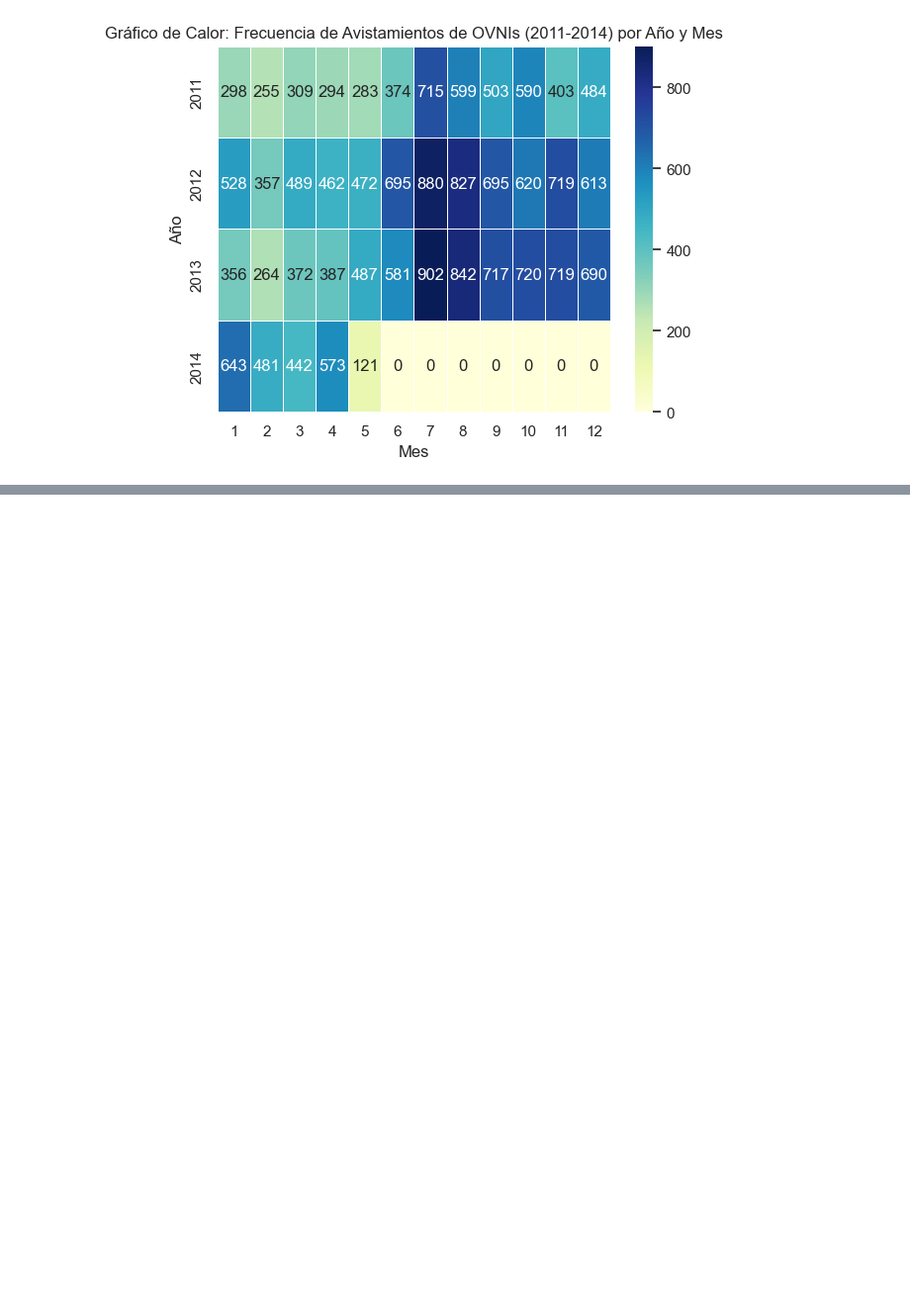
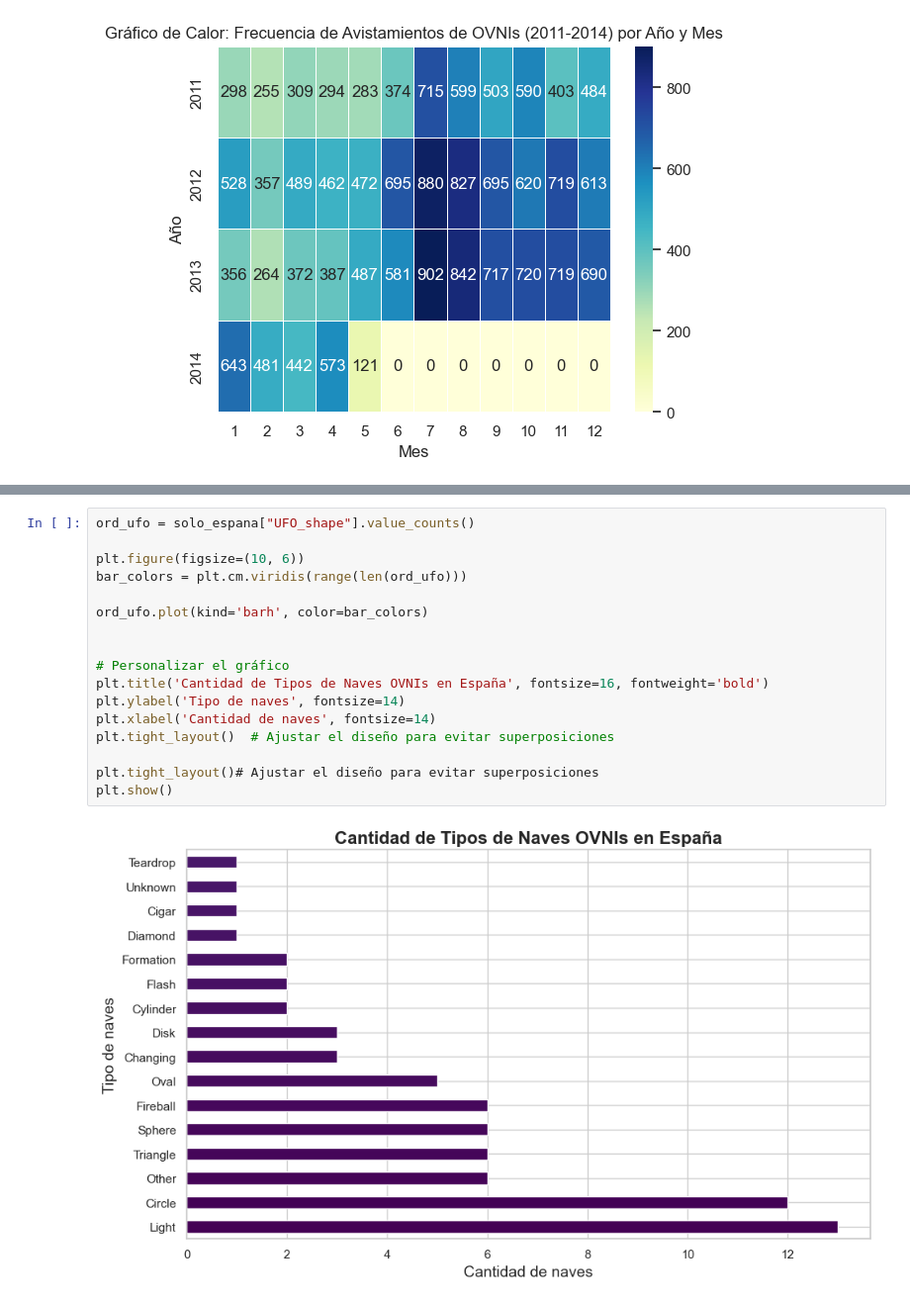
Before and after one commit to awchacon/first_project, a Jupyter notebook: first_project_2.0.ipynb, the cells around one changed output, grey strips where cells are left out. Shown at 99% size. Drawn from its saved outputs; the diff is of its cells as text; blank space fills up the shorter version.

```diff
--- a/first_project_2.0.ipynb
+++ b/first_project_2.0.ipynb
@@ -645,0 +674,19 @@ plt.show()
+# %%
+ord_ufo = solo_espana["UFO_shape"].value_counts()
+
+plt.figure(figsize=(10, 6))
+bar_colors = plt.cm.viridis(range(len(ord_ufo)))
+
+ord_ufo.plot(kind='barh', color=bar_colors)
+
+
+# Personalizar el gráfico
+plt.title('Cantidad de Tipos de Naves OVNIs en España', fontsize=16, fontweight='bold')
+plt.ylabel('Tipo de naves', fontsize=14)
+plt.xlabel('Cantidad de naves', fontsize=14)
+plt.tight_layout()  # Ajustar el diseño para evitar superposiciones
+
+plt.tight_layout()# Ajustar el diseño para evitar superposiciones
+plt.show()
+# %% [output]
+[figure, added]
```
Also changed, not shown: parts of 26 cells of this notebook.
